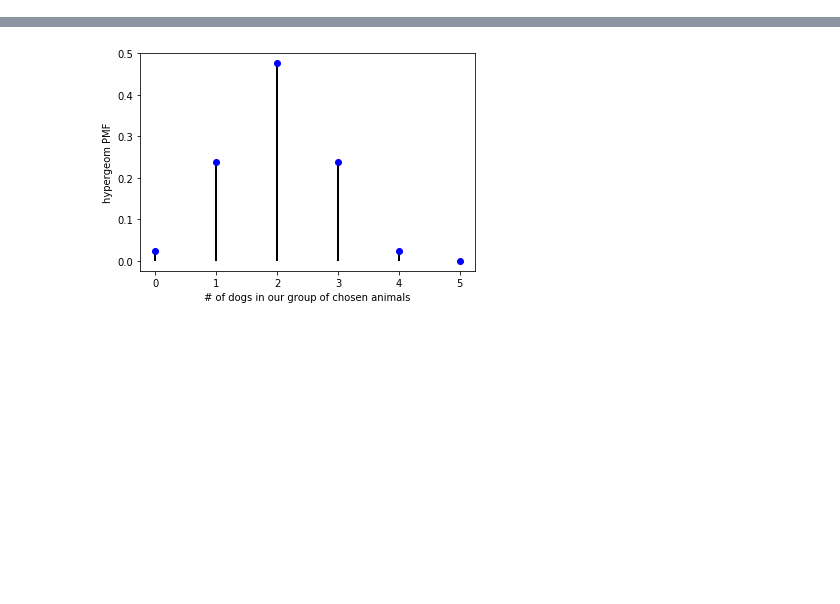
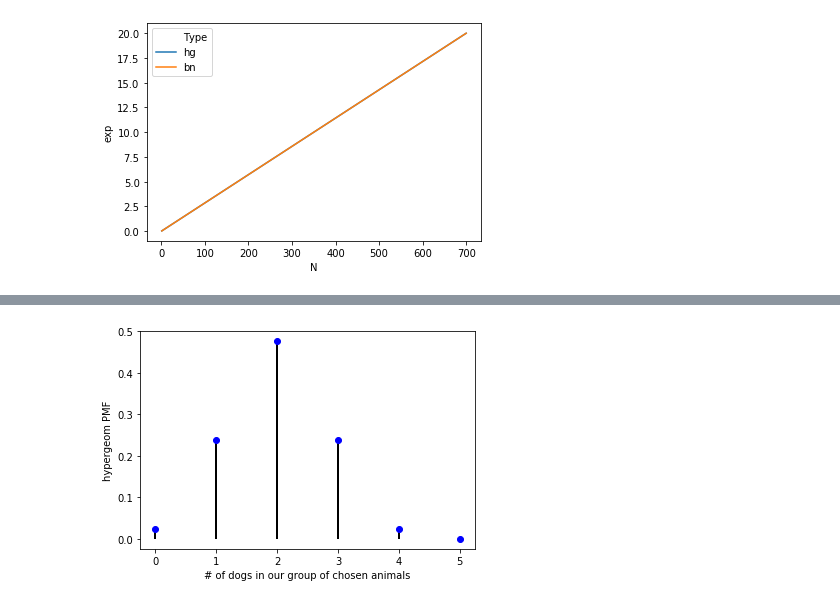
Before and after one commit to jimmywang-jw/interests, a Jupyter notebook: raffles/raffles.ipynb, the cells around one changed output, grey strips where cells are left out. Drawn from its saved outputs; the diff is of its cells as text; code cells hidden in the pictures; blank space fills up the shorter version.

```diff
--- a/raffles/raffles.ipynb
+++ b/raffles/raffles.ipynb
@@ -306,3 +30,0 @@ for i in range(1,n):
-# %%
-df=pd.DataFrame(res,columns=['N','Exp'])
-ax = sns.lineplot(x='N', y='Exp', data=df)
@@ -313,2 +86,8 @@ df['diff']=np.gradient(df.Exp)
+# %%
+merge_df=build_res_dfs(n=700)
+ax = sns.lineplot(x = 'N', y = 'exp', data = merge_df,hue = 'Type')
+plt.savefig('exp_comp.png')
+# %% [output]
+[figure, added]
 # %%
 
```
Also changed, not shown: parts of 58 cells of this notebook.
